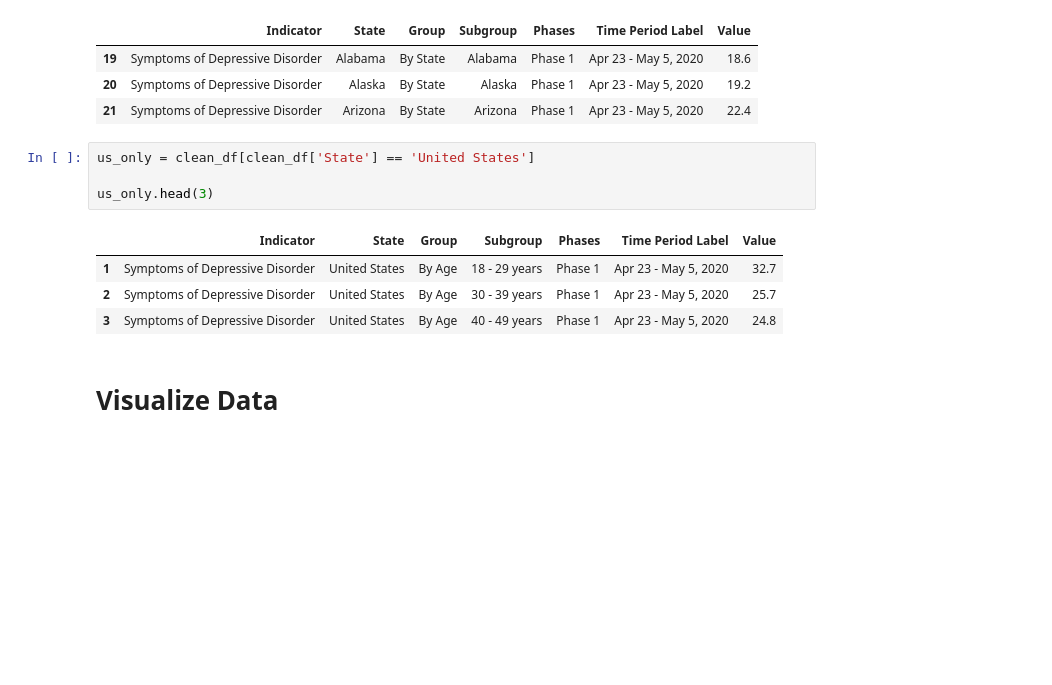
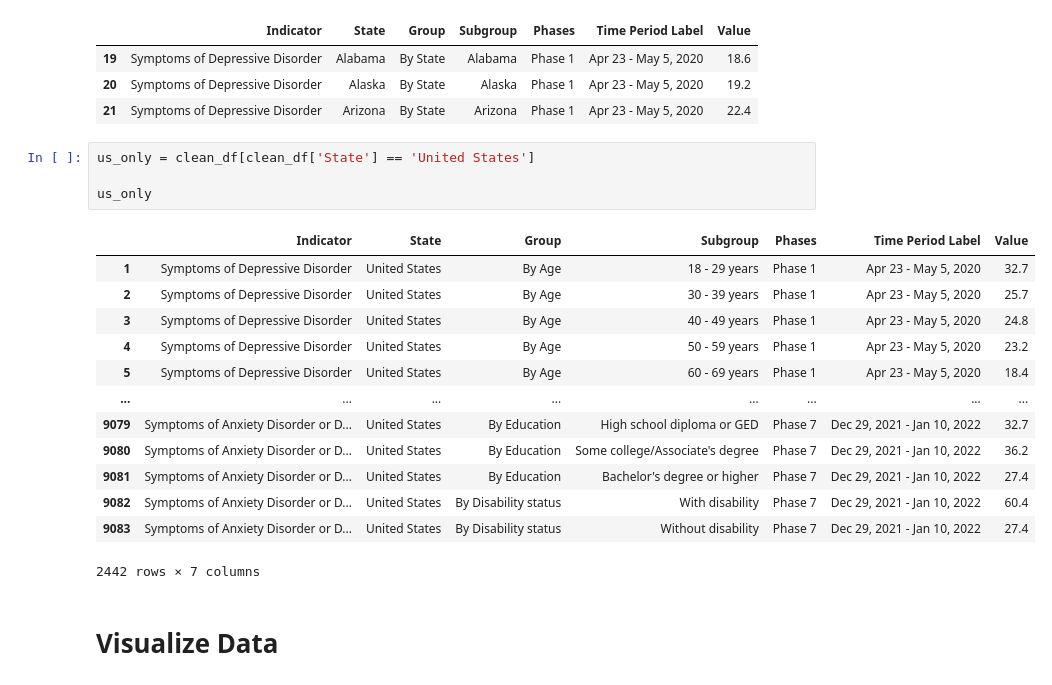
Before and after one commit to lmm2020/EDA-Projects, a Jupyter notebook: EDA_anxiety.ipynb, the cells around one changed output. Drawn from its saved outputs; the diff is of its cells as text; blank space fills up the shorter version.

```diff
--- a/EDA_anxiety.ipynb
+++ b/EDA_anxiety.ipynb
@@ -463,12 +463,21 @@ states_only.head(3)
 # %%
 us_only = clean_df[clean_df['State'] == 'United States']
 
-us_only.head(3)
+us_only
 # %% [output]
 |  | Indicator | State | Group | Subgroup | Phases | Time Period Label | Value |
 | 1 | Symptoms of Depressive Disorder | United States | By Age | 18 - 29 years | Phase 1 | Apr 23 - May 5, 2020 | 32.7 |
 | 2 | Symptoms of Depressive Disorder | United States | By Age | 30 - 39 years | Phase 1 | Apr 23 - May 5, 2020 | 25.7 |
 | 3 | Symptoms of Depressive Disorder | United States | By Age | 40 - 49 years | Phase 1 | Apr 23 - May 5, 2020 | 24.8 |
+| 4 | Symptoms of Depressive Disorder | United States | By Age | 50 - 59 years | Phase 1 | Apr 23 - May 5, 2020 | 23.2 |
+| 5 | Symptoms of Depressive Disorder | United States | By Age | 60 - 69 years | Phase 1 | Apr 23 - May 5, 2020 | 18.4 |
+| ... | ... | ... | ... | ... | ... | ... | ... |
+| 9079 | Symptoms of Anxiety Disorder or D... | United States | By Education | High school diploma or GED | Phase 7 | Dec 29, 2021 - Jan 10, 2022 | 32.7 |
+| 9080 | Symptoms of Anxiety Disorder or D... | United States | By Education | Some college/Associate's degree | Phase 7 | Dec 29, 2021 - Jan 10, 2022 | 36.2 |
+| 9081 | Symptoms of Anxiety Disorder or D... | United States | By Education | Bachelor's degree or higher | Phase 7 | Dec 29, 2021 - Jan 10, 2022 | 27.4 |
+| 9082 | Symptoms of Anxiety Disorder or D... | United States | By Disability status | With disability | Phase 7 | Dec 29, 2021 - Jan 10, 2022 | 60.4 |
+| 9083 | Symptoms of Anxiety Disorder or D... | United States | By Disability status | Without disability | Phase 7 | Dec 29, 2021 - Jan 10, 2022 | 27.4 |
+2442 rows × 7 columns
 # %% [markdown]
 # Visualize Data
 # %% [markdown]
```
Also changed, not shown: parts of 36 cells of this notebook.
